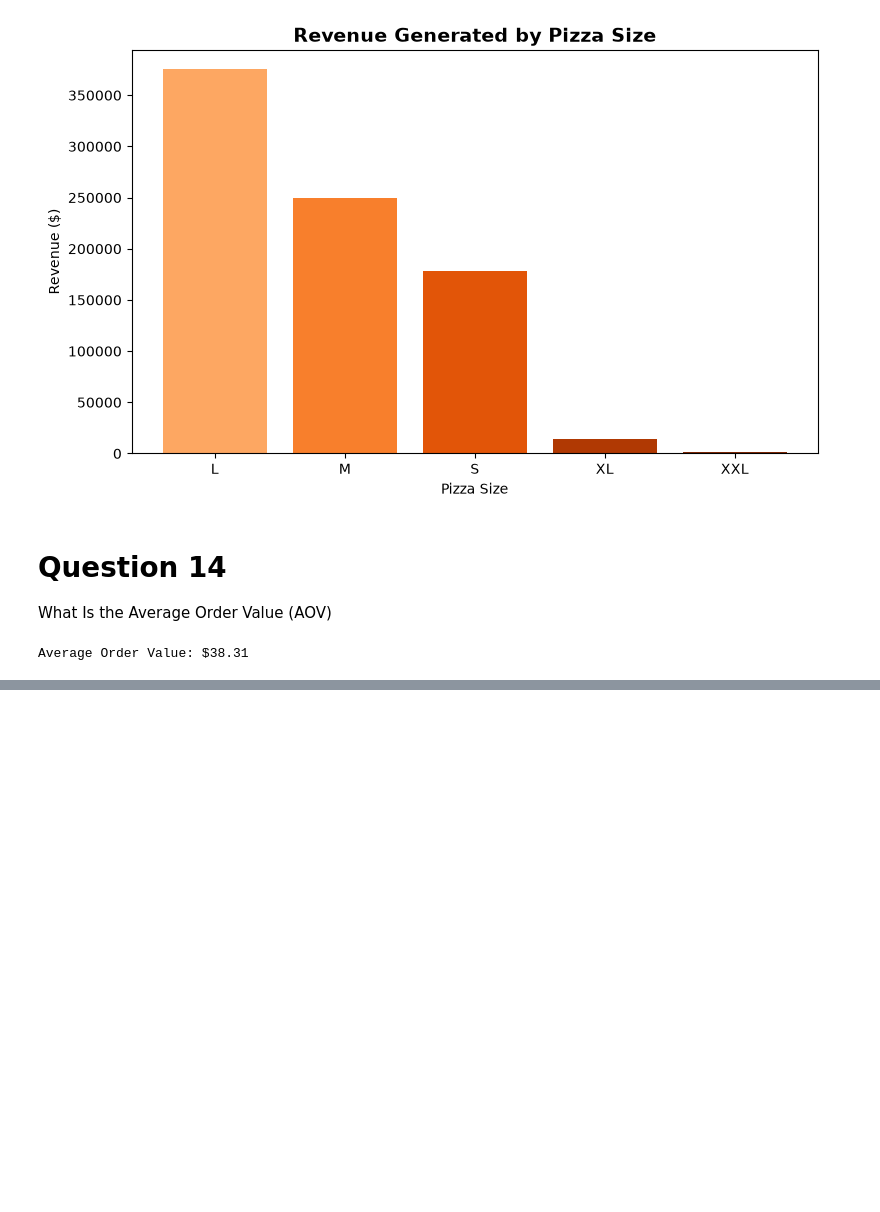
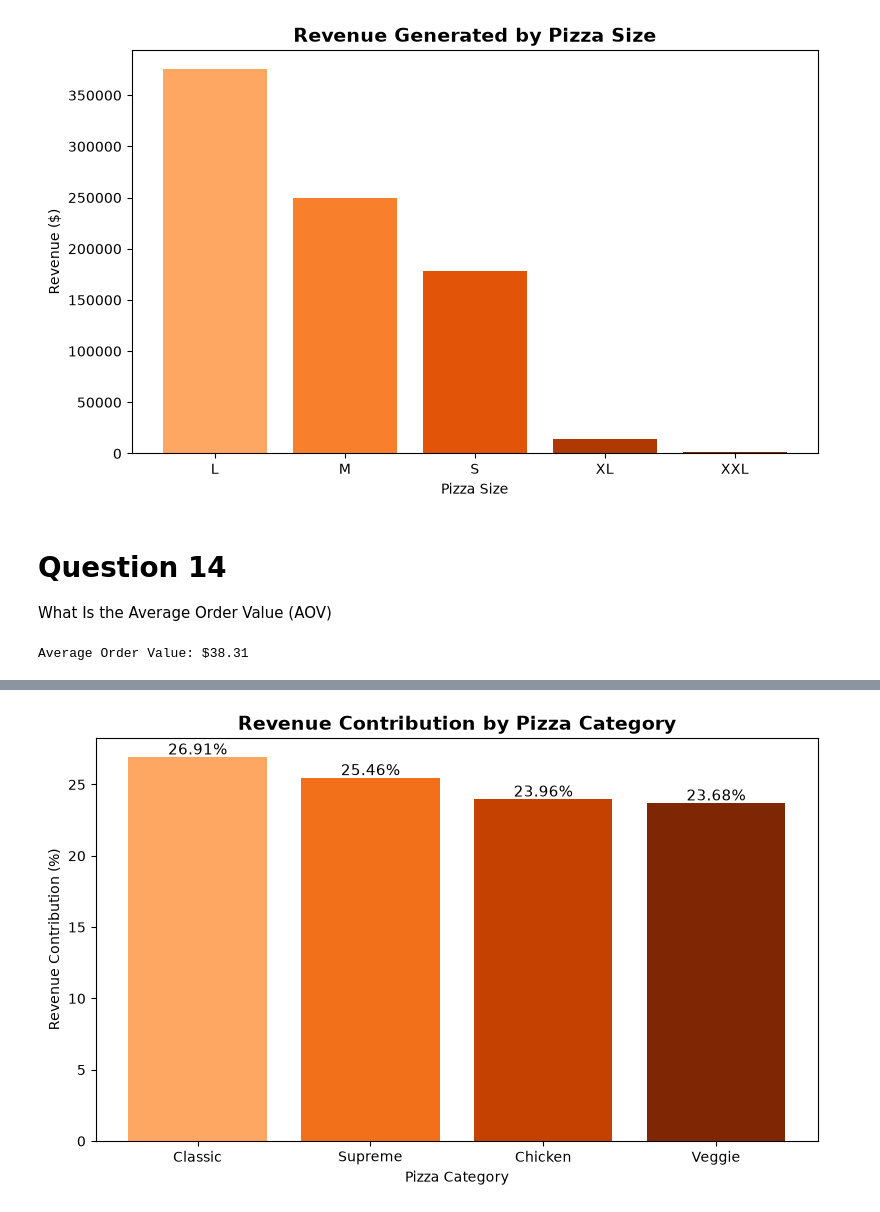
Before and after one commit to Heartylola/techcrush_assignment, a Jupyter notebook: Tsk3.ipynb, the cells around one changed output, grey strips where cells are left out. Cells and saved outputs as stored; diff of their text form; code cells hidden in the pictures; blank space fills up the shorter version.

```diff
--- a/Tsk3.ipynb
+++ b/Tsk3.ipynb
@@ -999,0 +1053,33 @@ plt.show()
+# %%
+import matplotlib.pyplot as plt
+import numpy as np
+
+plt.figure(figsize=(8,5))
+
+colors = plt.cm.Oranges(np.linspace(0.4, 1, len(category_percentage)))
+
+bars = plt.bar(
+    category_percentage.index,
+    category_percentage.values,
+    color=colors
+)
+
+# Add percentage labels
+for bar in bars:
+    plt.text(
+        bar.get_x() + bar.get_width()/2,
+        bar.get_height() + 0.2,
+        f"{bar.get_height():.2f}%",
+        ha="center",
+        fontsize=11
+    )
+
+plt.title("Revenue Contribution by Pizza Category", fontsize=14, fontweight="bold")
+plt.xlabel("Pizza Category")
+plt.ylabel("Revenue Contribution (%)")
+
+plt.tight_layout()
+
+plt.show()
+# %% [output]
+[figure, added]
```
Also changed, not shown: parts of 10 cells of this notebook.
